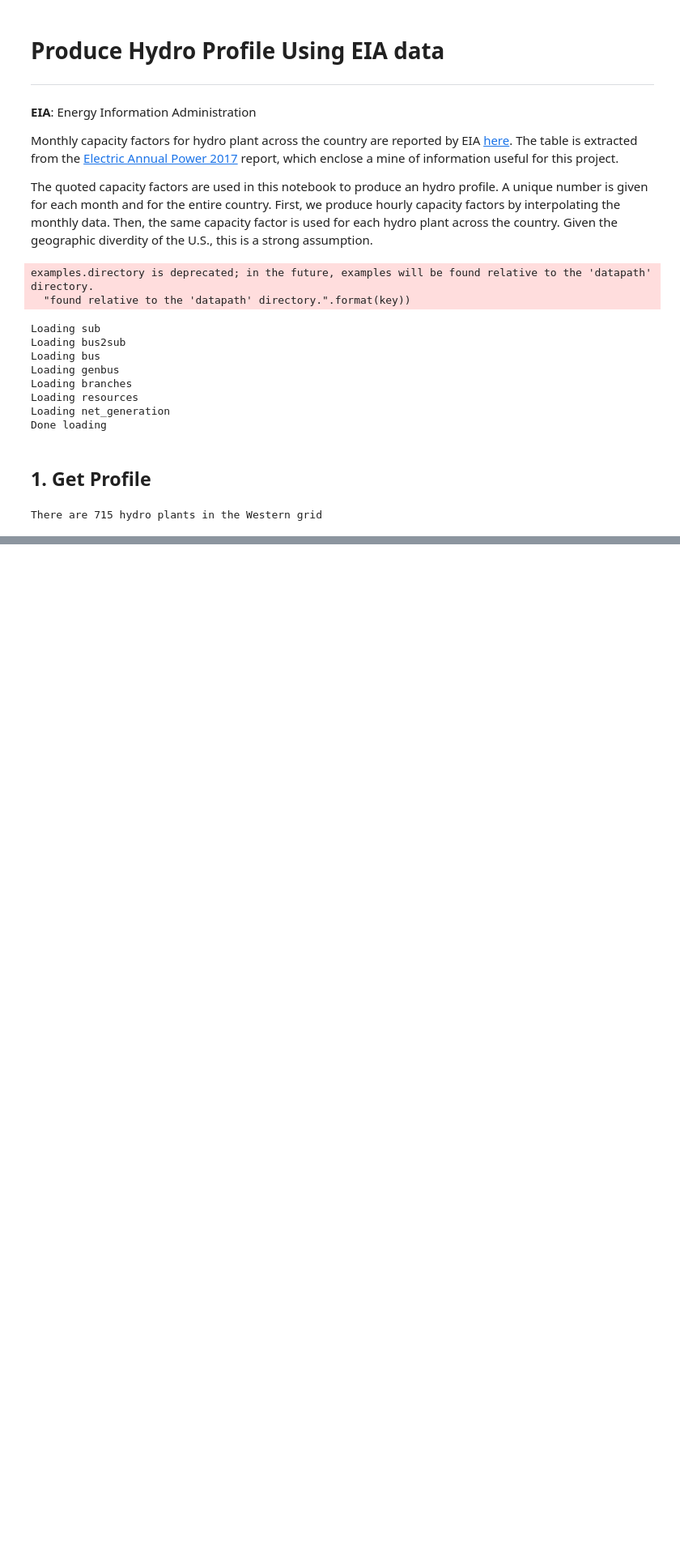
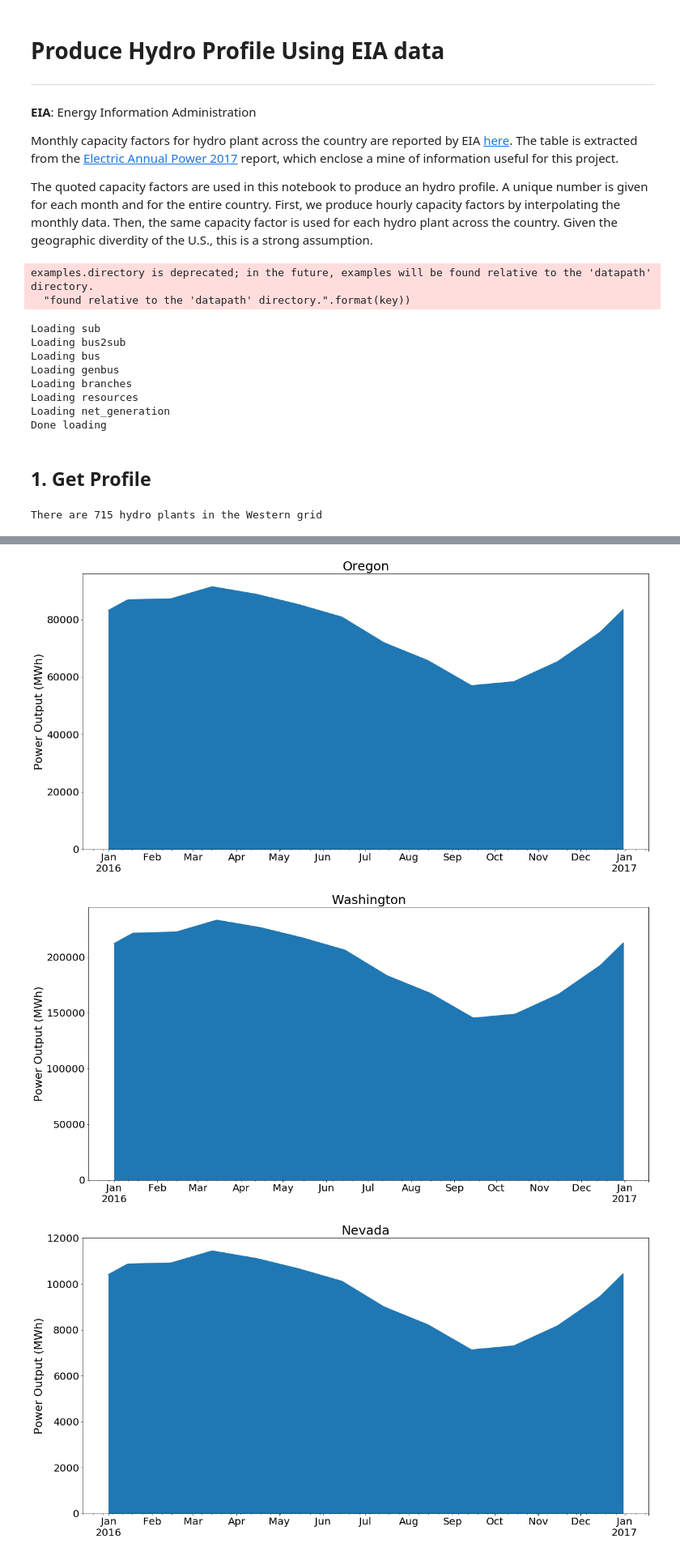
Before and after one commit to Breakthrough-Energy/PreREISE, a Jupyter notebook: prereise/gather/hydrodata/eia/demo/eia_demo.ipynb, the cells around one changed output, grey strips where cells are left out. Shown at 81% size. Saved outputs shown, nothing was run; the diff lists cells and outputs as text; code cells hidden in the pictures; blank space fills up the shorter version.

Commit message:
feat: Plot profiles for various state

```diff
--- a/prereise/gather/hydrodata/eia/demo/eia_demo.ipynb
+++ b/prereise/gather/hydrodata/eia/demo/eia_demo.ipynb
@@ -30,0 +56,46 @@ There are 715 hydro plants in the Western grid
+# %%
+zones = ['Oregon', 'Washington', 'Nevada', 'Colorado']
+# %%
+def get_plant_id(zone):
+    plant_id = []
+    if zone == 'Western':
+        try:
+            plant_id = win_data.genbus.groupby('type').get_group(
+                'hydro').index.values.tolist()
+        except KeyError:
+            pass
+    elif zone == 'California':
+        CA = ['Bay Area', 'Central California', 'Northern California',
+              'Southeast California', 'Southwest California']
+        for load_zone in CA:
+            try:
+                plant_id += win_data.genbus.groupby(
+                    ['ZoneName', 'type']).get_group(
+                    (load_zone, 'hydro')).index.values.tolist()
+            except KeyError:
+                pass
+    else:
+        try:
+            plant_id = win_data.genbus.groupby(
+                ['ZoneName', 'type']).get_group(
+                (zone, 'hydro')).index.values.tolist()
+        except KeyError:
+            pass
+
+    return plant_id
+# %%
+for z in zones:
+    fig = plt.figure(figsize=(20, 10))
+    plt.title('%s' % z, fontsize=25)
+    ax = fig.gca()
+    ax.grid(color='black', axis='y')
+    ax.tick_params(which='both', labelsize=20)
+    ax.set_ylabel('Power Output (MWh)', fontsize=22)
+
+    data[get_plant_id(z)].resample('D', label='left').sum().sum(axis=1).plot(kind='area', ax=ax)
+
+plt.show()
+# %% [output]
+[figure, added]
+[figure, added]
+[figure, added]
```
Also changed, not shown: parts of 4 cells of this notebook.
